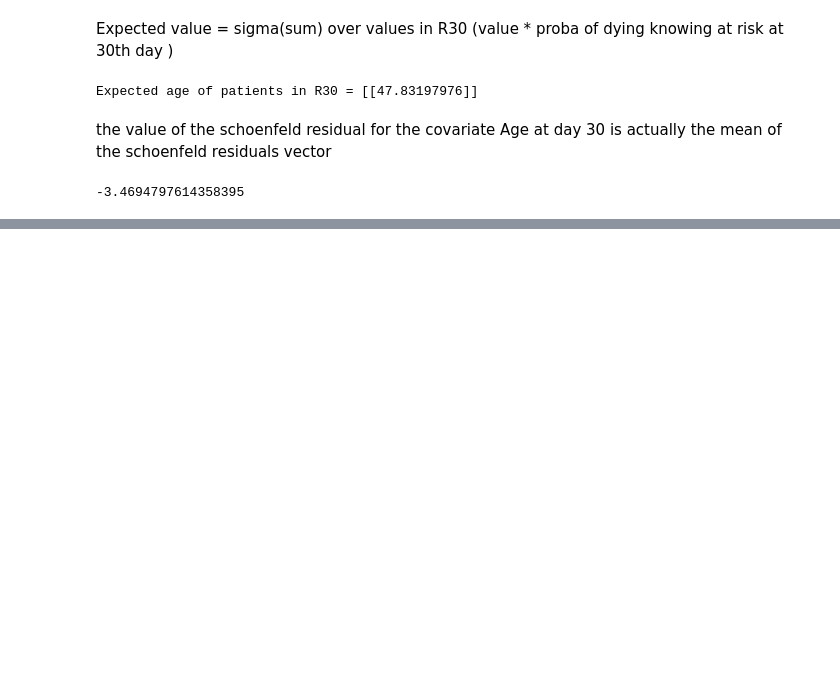
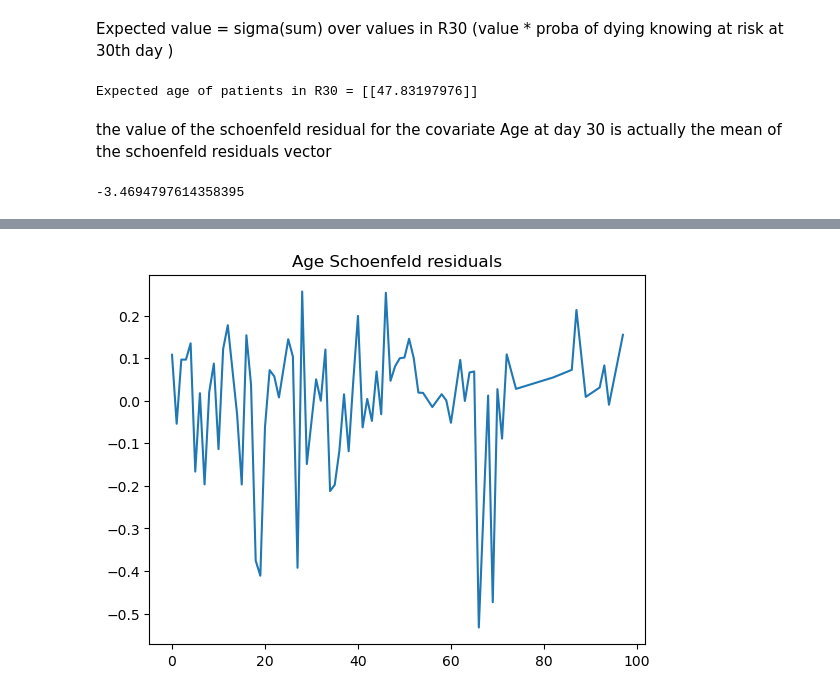
Before and after one commit to anis-kaci/Survival-analysis, a Jupyter notebook: survival-analysis.ipynb, the cells around one changed output, grey strips where cells are left out. Cells and saved outputs as stored; diff of their text form; code cells hidden in the pictures; blank space fills up the shorter version.

```diff
--- a/survival-analysis.ipynb
+++ b/survival-analysis.ipynb
@@ -196,0 +208,4 @@ mean_schoenfeldResiduals
+# %%
+scaled_schoenfeld_residuals = mycph_model.compute_residuals(training_dataframe= study_df,
+kind = 'scaled_schoenfeld')
+print(scaled_schoenfeld_residuals)
@@ -196,0 +227,7 @@ mean_schoenfeldResiduals
+# %%
+#lets plot the Age schoenfeld residuals
+plt.plot(scaled_schoenfeld_residuals.index, scaled_schoenfeld_residuals['AGE'])
+plt.title('Age Schoenfeld residuals')
+plt.show()
+# %% [output]
+[figure, added]
```
Also changed, not shown: parts of 13 cells of this notebook.
